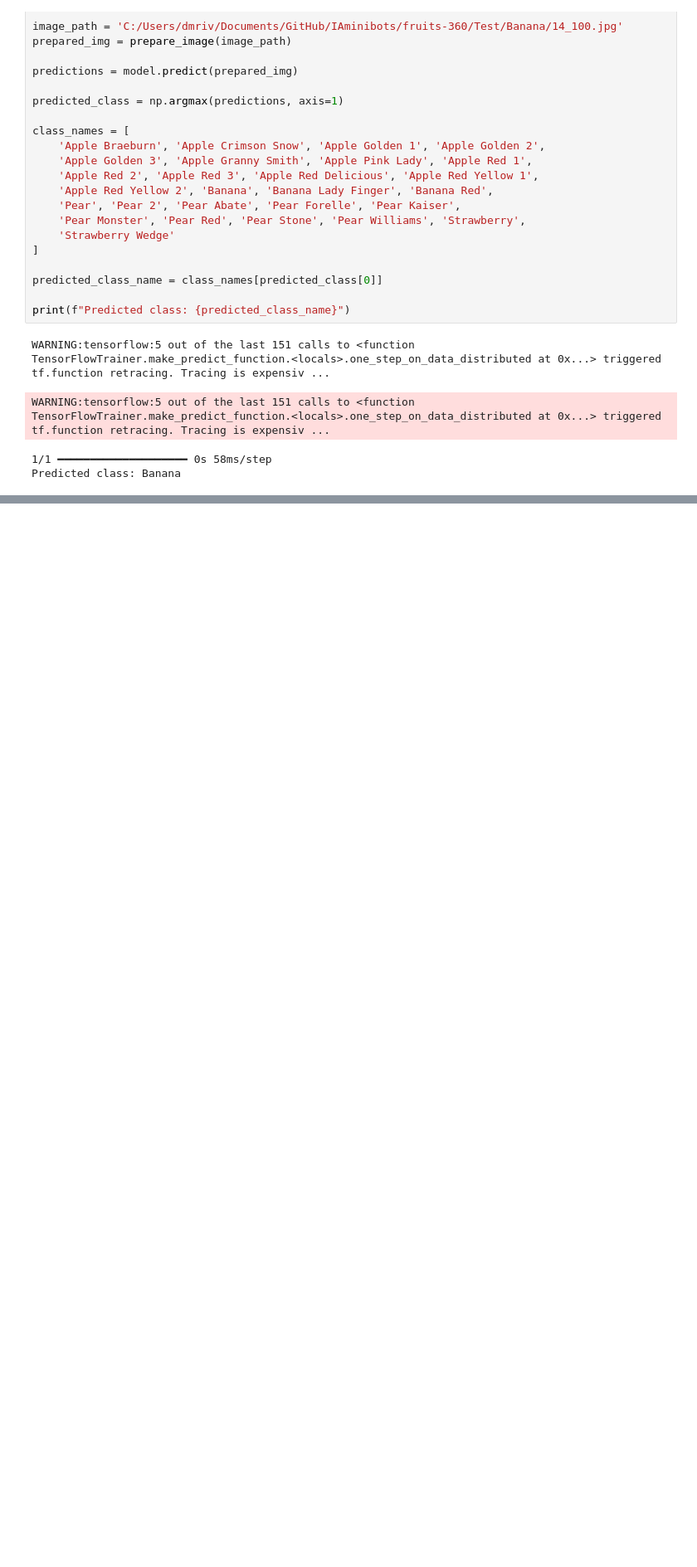
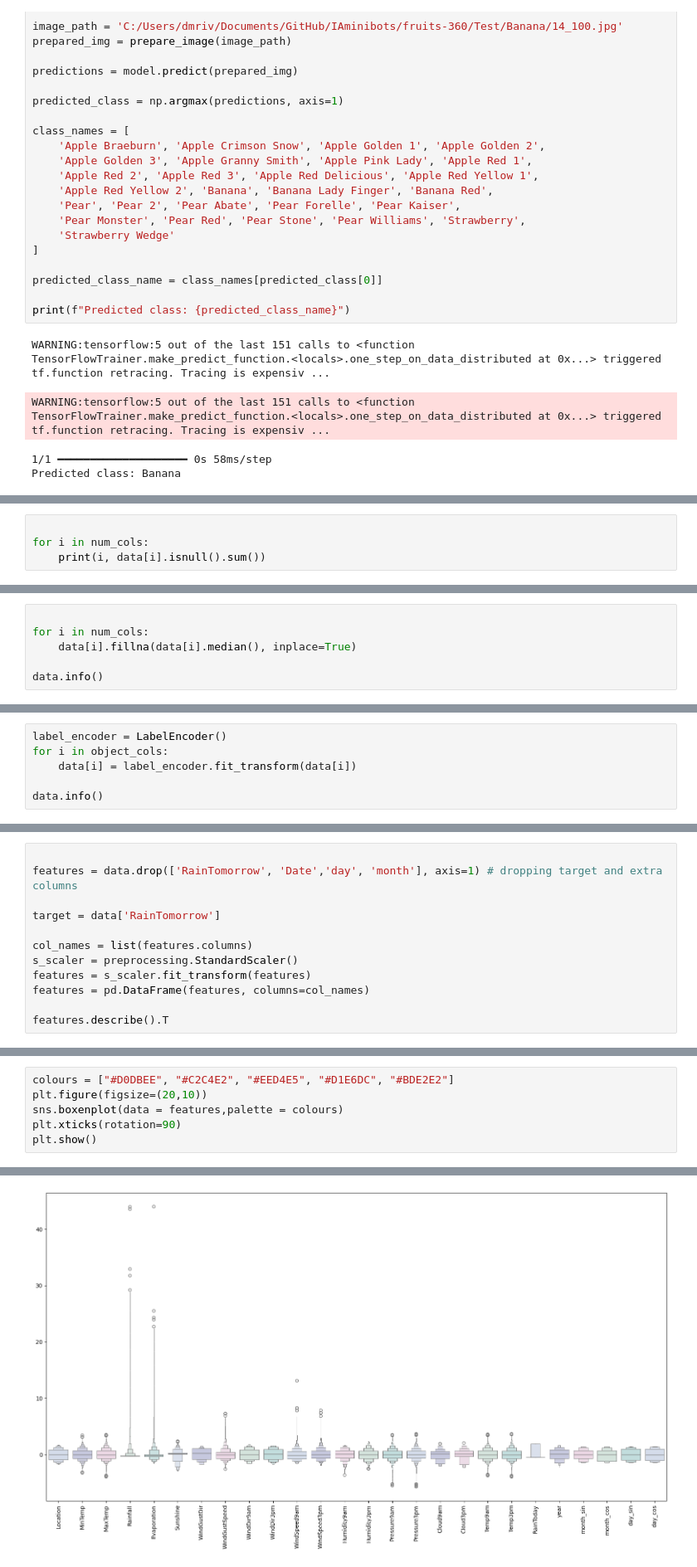
Before and after one commit to XdmriveroeX/IAminibots, a Jupyter notebook: 5.Ejercicios.ipynb, the cells around one changed output, grey strips where cells are left out. Shown: that part at 83% size. Cells and saved outputs as stored; diff of their text form; blank space fills up the shorter version.

```diff
--- a/5.Ejercicios.ipynb
+++ b/5.Ejercicios.ipynb
@@ -258,0 +539,4 @@ Predicted class: Banana
+# %%
+
+for i in num_cols:
+    print(i, data[i].isnull().sum())
@@ -258,0 +564,6 @@ Predicted class: Banana
+# %%
+
+for i in num_cols:
+    data[i].fillna(data[i].median(), inplace=True)
+
+data.info()
@@ -258,0 +605,6 @@ Predicted class: Banana
+# %%
+label_encoder = LabelEncoder()
+for i in object_cols:
+    data[i] = label_encoder.fit_transform(data[i])
+
+data.info()
@@ -258,0 +629,12 @@ Predicted class: Banana
+# %%
+
+features = data.drop(['RainTomorrow', 'Date','day', 'month'], axis=1) # dropping target and extra columns
+
+target = data['RainTomorrow']
+
+col_names = list(features.columns)
+s_scaler = preprocessing.StandardScaler()
+features = s_scaler.fit_transform(features)
+features = pd.DataFrame(features, columns=col_names)
+
+features.describe().T
@@ -258,0 +659,7 @@ Predicted class: Banana
+# %%
+colours = ["#D0DBEE", "#C2C4E2", "#EED4E5", "#D1E6DC", "#BDE2E2"]
+plt.figure(figsize=(20,10))
+sns.boxenplot(data = features,palette = colours)
+plt.xticks(rotation=90)
+plt.show()
+# %% [output]
@@ -258,0 +668 @@ Predicted class: Banana
+[figure, added]
```
Also changed, not shown: parts of 26 cells of this notebook, 4 other files.
